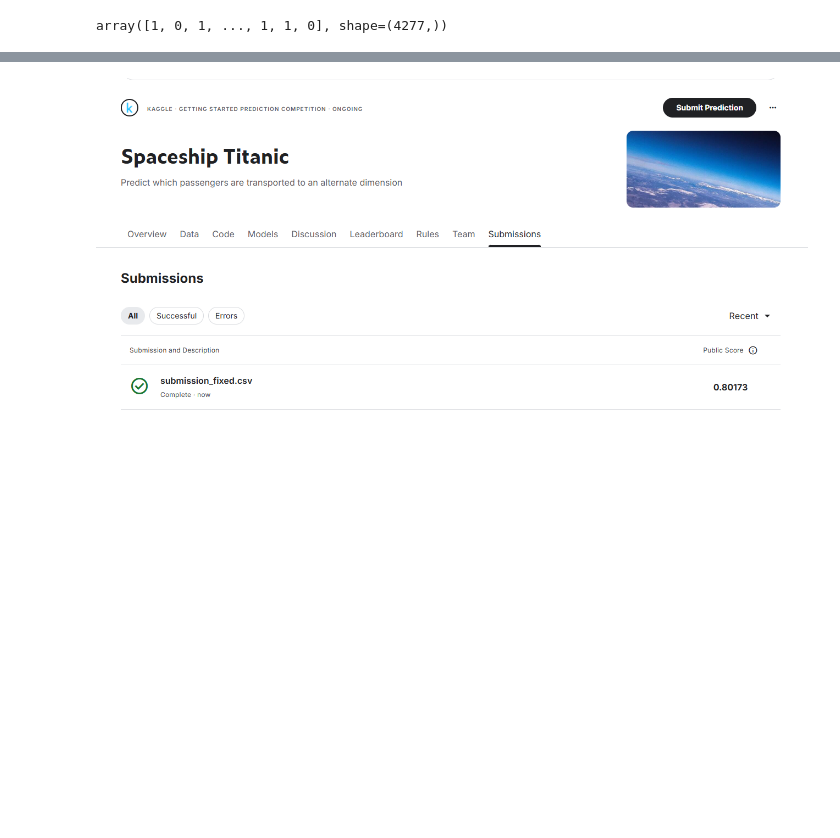
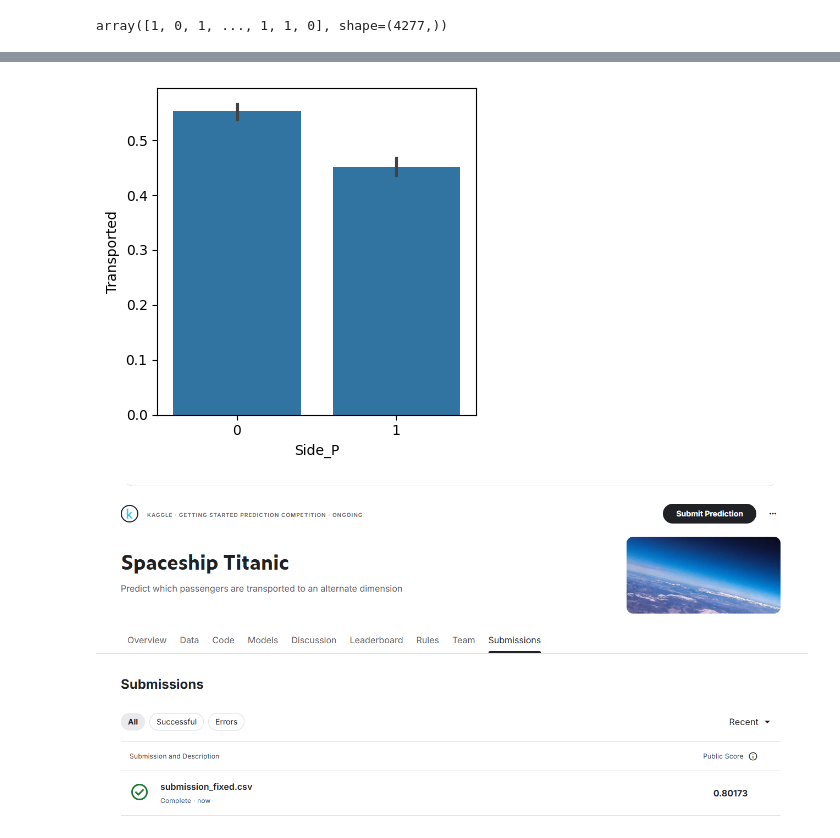
Before and after one commit to Jongha611/AIFFEL_quest_eng, a Jupyter notebook: Main_Quest/Quest01/main_quest_2.ipynb, the cells around one changed output, grey strips where cells are left out. Saved outputs shown, nothing was run; the diff lists cells and outputs as text; code cells hidden in the pictures; blank space fills up the shorter version.

```diff
--- a/Main_Quest/Quest01/main_quest_2.ipynb
+++ b/Main_Quest/Quest01/main_quest_2.ipynb
@@ -781,0 +860,7 @@ array([1, 0, 1, ..., 1, 1, 0], shape=(4277,))
+# %%
+fig, axes = plt.subplots(1, 1, figsize=(4, 4))
+sns.barplot(data=train, x="Side_P", y=y)
+plt.tight_layout()
+plt.show()
+# %% [output]
+[figure, added]
```
Also changed, not shown: parts of 13 cells of this notebook.
